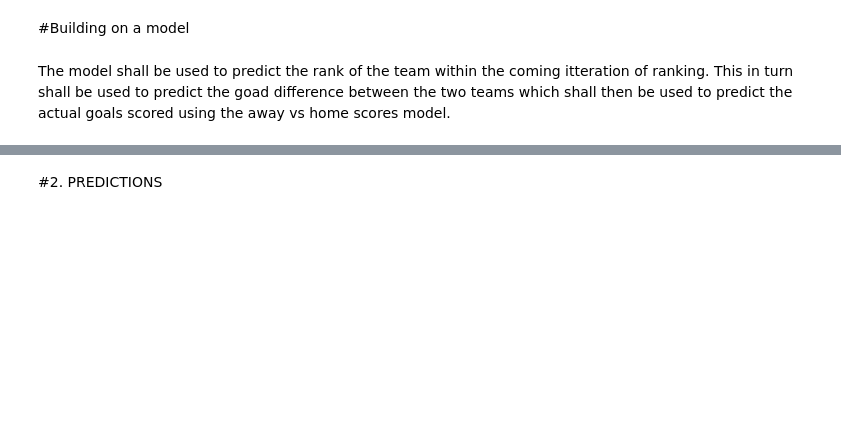
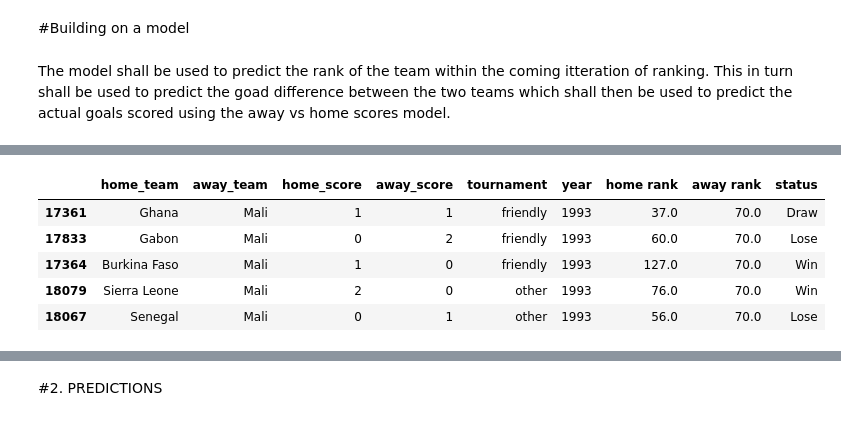
Before and after one commit to MugoChege/guesswork, a Jupyter notebook: The_one_for_football.ipynb, the cells around one changed output, grey strips where cells are left out. Drawn from its saved outputs; the diff is of its cells as text; code cells hidden in the pictures; blank space fills up the shorter version.

```diff
--- a/The_one_for_football.ipynb
+++ b/The_one_for_football.ipynb
@@ -741,7 +770,8 @@ co
 | difscore | 0.829861 | -0.691219 | -0.260773 | 0.359055 | 0.367985 | 0.056759 | 1.000000 | -0.597207 |
 | difrank | -0.481669 | 0.430841 | 0.503592 | -0.535806 | -0.187036 | -0.048987 | -0.597207 | 1.000000 |
 # %%
-pd.DataFrame(np.linalg.inv(co.values), index = co.index , columns = co.columns)
+yu = pd.DataFrame(np.linalg.inv(co.values), index = co.index , columns = co.columns)
+yu
 # %% [output]
 |  | home_score | away_score | home rank | away rank | deltascore | deltarank | difscore | difrank |
 | home_score | 2.027096e+12 | -1.565166e+12 | -3.029373e+11 | 3.099696e+11 | -0.455087 | 0.113723 | -2.764079e+12 | 3.186401e+11 |
@@ -752,3 +782,8 @@ pd.DataFrame(np.linalg.inv(co.values), index = co.index , columns = co.columns)
 | deltarank | 1.136896e-01 | 5.053795e-03 | -6.771653e-02 | -1.528796e-01 | -0.443218 | 1.168868 | 4.767531e-02 | 7.604338e-03 |
 | difscore | -2.764079e+12 | 2.134206e+12 | 4.130749e+11 | -4.226639e+11 | -1.439072 | 0.047630 | 3.769003e+12 | -4.344867e+11 |
 | difrank | 3.363423e+11 | -2.596973e+11 | -5.489306e+13 | 5.616734e+13 | 0.677958 | 0.005901 | -4.586249e+11 | 5.773846e+13 |
+# %%
+co = rr.corr()
+dro = yu.columns[-4:]
+co.drop(columns=dro, index= dro ,inplace=True)
+pd.DataFrame(np.linalg.inv(co.values), index = co.index , columns = co.columns)
@@ -799,0 +864,12 @@ get_rank('Germany')
+# %%
+rr2 = rr.copy()
+rr2.drop(columns = dro, inplace = True)
+# %%
+rr2.head(5)
+# %% [output]
+|  | home_team | away_team | home_score | away_score | tournament | year | home rank | away rank | status |
+| 17361 | Ghana | Mali | 1 | 1 | friendly | 1993 | 37.0 | 70.0 | Draw |
+| 17833 | Gabon | Mali | 0 | 2 | friendly | 1993 | 60.0 | 70.0 | Lose |
+| 17364 | Burkina Faso | Mali | 1 | 0 | friendly | 1993 | 127.0 | 70.0 | Win |
+| 18079 | Sierra Leone | Mali | 2 | 0 | other | 1993 | 76.0 | 70.0 | Win |
+| 18067 | Senegal | Mali | 0 | 1 | other | 1993 | 56.0 | 70.0 | Lose |
```
Also changed, not shown: parts of 22 cells of this notebook.
